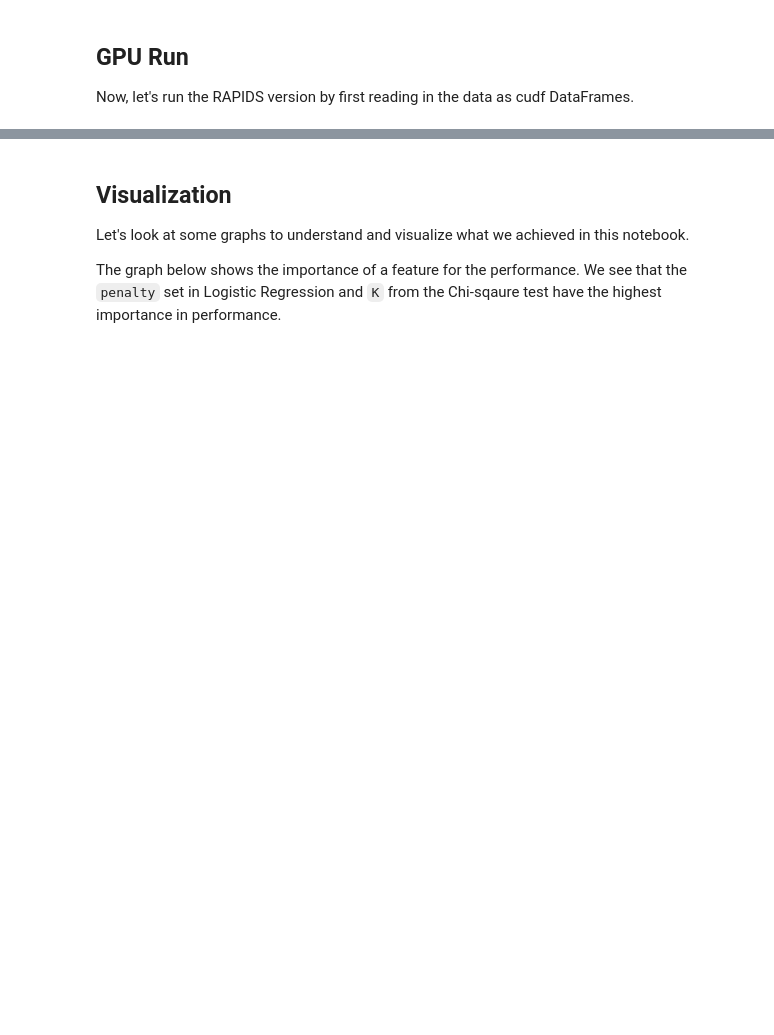
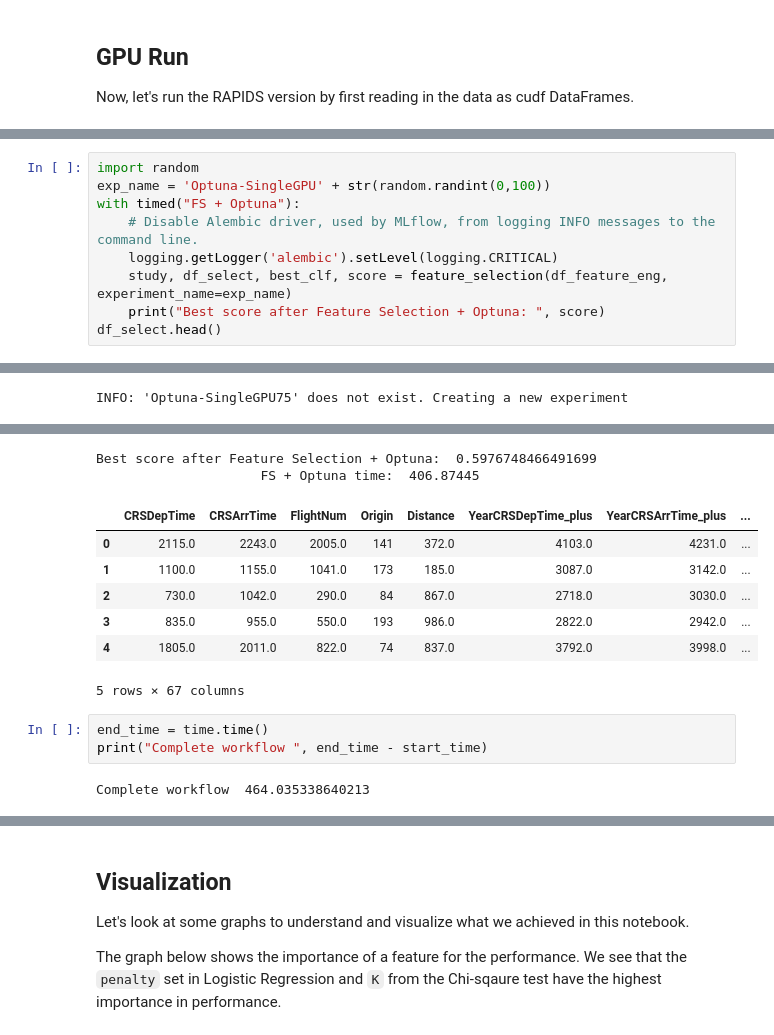
Before and after one commit to rapidsai/cloud-ml-examples, a Jupyter notebook: optuna/notebooks/RAPIDS_xfeat_Optuna.ipynb, the cells around one changed output, grey strips where cells are left out. Cells and saved outputs as stored; diff of their text form; blank space fills up the shorter version.

```diff
--- a/optuna/notebooks/RAPIDS_xfeat_Optuna.ipynb
+++ b/optuna/notebooks/RAPIDS_xfeat_Optuna.ipynb
@@ -461,0 +471,10 @@ After feature eng:  0.6576112508773804
+# %%
+import random
+exp_name = 'Optuna-SingleGPU' + str(random.randint(0,100))
+with timed("FS + Optuna"):
+    # Disable Alembic driver, used by MLflow, from logging INFO messages to the command line.
+    logging.getLogger('alembic').setLevel(logging.CRITICAL)
+    study, df_select, best_clf, score = feature_selection(df_feature_eng, experiment_name=exp_name)
+    print("Best score after Feature Selection + Optuna: ", score)
+df_select.head()
+# %% [output]
@@ -461,0 +482 @@ After feature eng:  0.6576112508773804
+INFO: 'Optuna-SingleGPU75' does not exist. Creating a new experiment
@@ -462,2 +496,16 @@ After feature eng:  0.6576112508773804
+Best score after Feature Selection + Optuna:  0.5976748466491699
+                     FS + Optuna time:  406.87445
+|  | CRSDepTime | CRSArrTime | FlightNum | Origin | Distance | YearCRSDepTime_plus | YearCRSArrTime_plus | ... |
+| 0 | 2115.0 | 2243.0 | 2005.0 | 141 | 372.0 | 4103.0 | 4231.0 | ... |
+| 1 | 1100.0 | 1155.0 | 1041.0 | 173 | 185.0 | 3087.0 | 3142.0 | ... |
+| 2 | 730.0 | 1042.0 | 290.0 | 84 | 867.0 | 2718.0 | 3030.0 | ... |
+| 3 | 835.0 | 955.0 | 550.0 | 193 | 986.0 | 2822.0 | 2942.0 | ... |
+| 4 | 1805.0 | 2011.0 | 822.0 | 74 | 837.0 | 3792.0 | 3998.0 | ... |
+5 rows × 67 columns
+# %%
+end_time = time.time()
+print("Complete workflow ", end_time - start_time)
+# %% [output]
+Complete workflow  464.035338640213
 # %%
 df_feature_eng.head()
```
Also changed, not shown: parts of 15 cells of this notebook.
